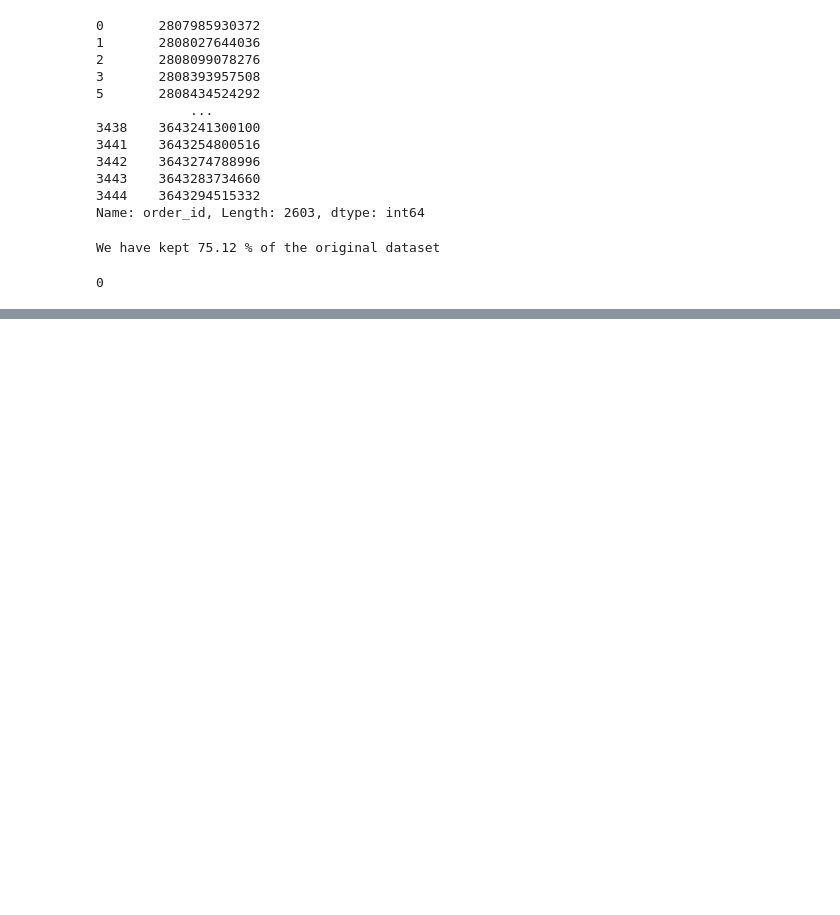
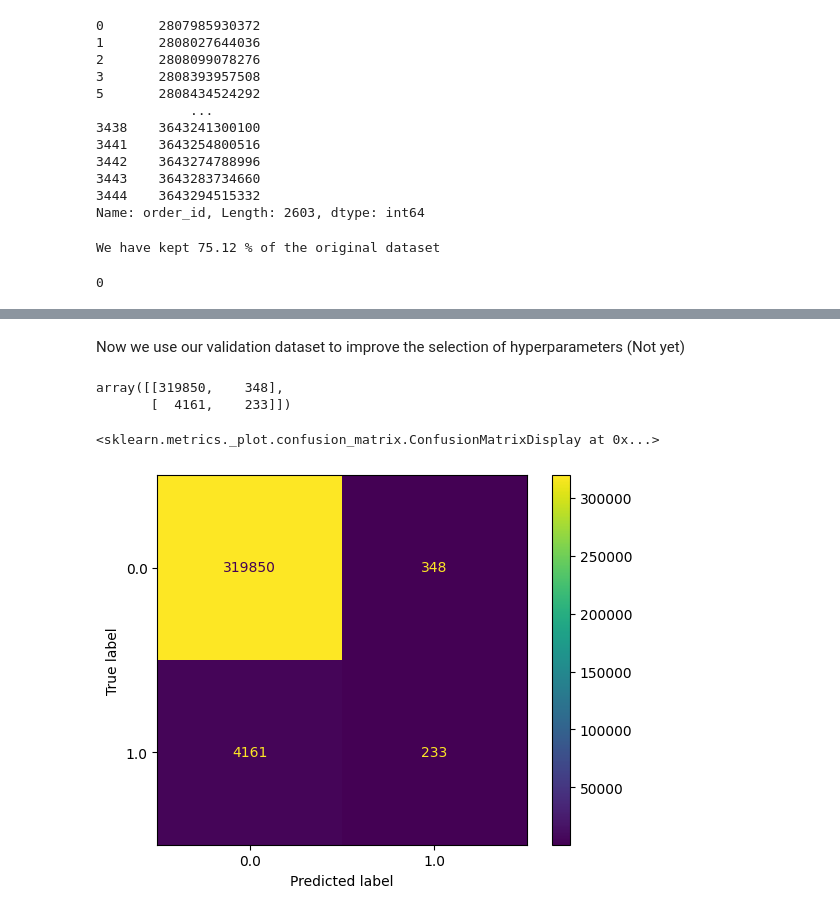
Before and after one commit to carleondel/zrive-ds, a Jupyter notebook: src/module_3/exploration_models.ipynb, the cells around one changed output, grey strips where cells are left out. Cells and saved outputs as stored; diff of their text form; code cells hidden in the pictures; blank space fills up the shorter version.

Commit message:
First logistic model finished

```diff
--- a/src/module_3/exploration_models.ipynb
+++ b/src/module_3/exploration_models.ipynb
@@ -125,0 +313,12 @@ sum(df_filtered.groupby('order_id')['outcome'].sum() <5)
+# %%
+X_train = df_train.drop('outcome', axis=1)
+y_train = df_train['outcome']
+
+X_val = df_val.drop('outcome', axis=1)
+y_val = df_val['outcome']
+
+X_test = df_test.drop('outcome', axis=1)
+y_test = df_test['outcome']
+# %%
+# Initialize the scaler
+scaler = StandardScaler()
@@ -125,0 +327,6 @@ sum(df_filtered.groupby('order_id')['outcome'].sum() <5)
+# %%
+scaled_X_train = scaler.fit_transform(X_train)
+
+scaled_X_val = scaler.transform(X_val)
+
+scaled_X_test = scaler.transform(X_test)
@@ -125,0 +335,6 @@ sum(df_filtered.groupby('order_id')['outcome'].sum() <5)
+# %%
+# Initialize our model
+model = LogisticRegression()
+
+# Train our model
+model.fit(scaled_X_train, y_train)
@@ -125,0 +368,3 @@ sum(df_filtered.groupby('order_id')['outcome'].sum() <5)
+# %% [markdown]
+Now we use our validation dataset to improve the selection of hyperparameters
+(Not yet)
@@ -125,0 +373,10 @@ sum(df_filtered.groupby('order_id')['outcome'].sum() <5)
+# %%
+confusion_matrix(y_val, y_pred)
+# %% [output]
+array([[319850,    348],
+       [  4161,    233]])
+# %%
+ConfusionMatrixDisplay.from_estimator(model,scaled_X_val,y_val)
+# %% [output]
+<sklearn.metrics._plot.confusion_matrix.ConfusionMatrixDisplay at 0x...>
+[figure, added]
```
Also changed, not shown: parts of 42 cells of this notebook, 5 other files.
